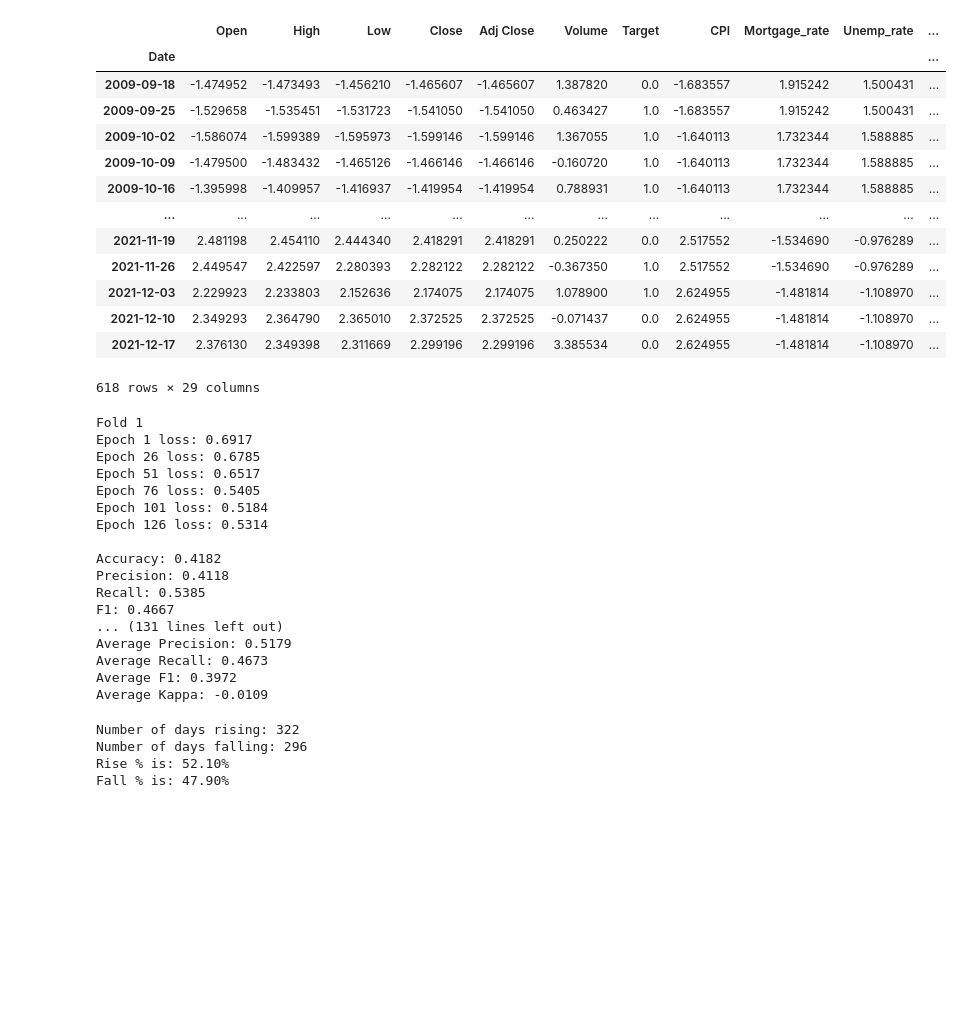
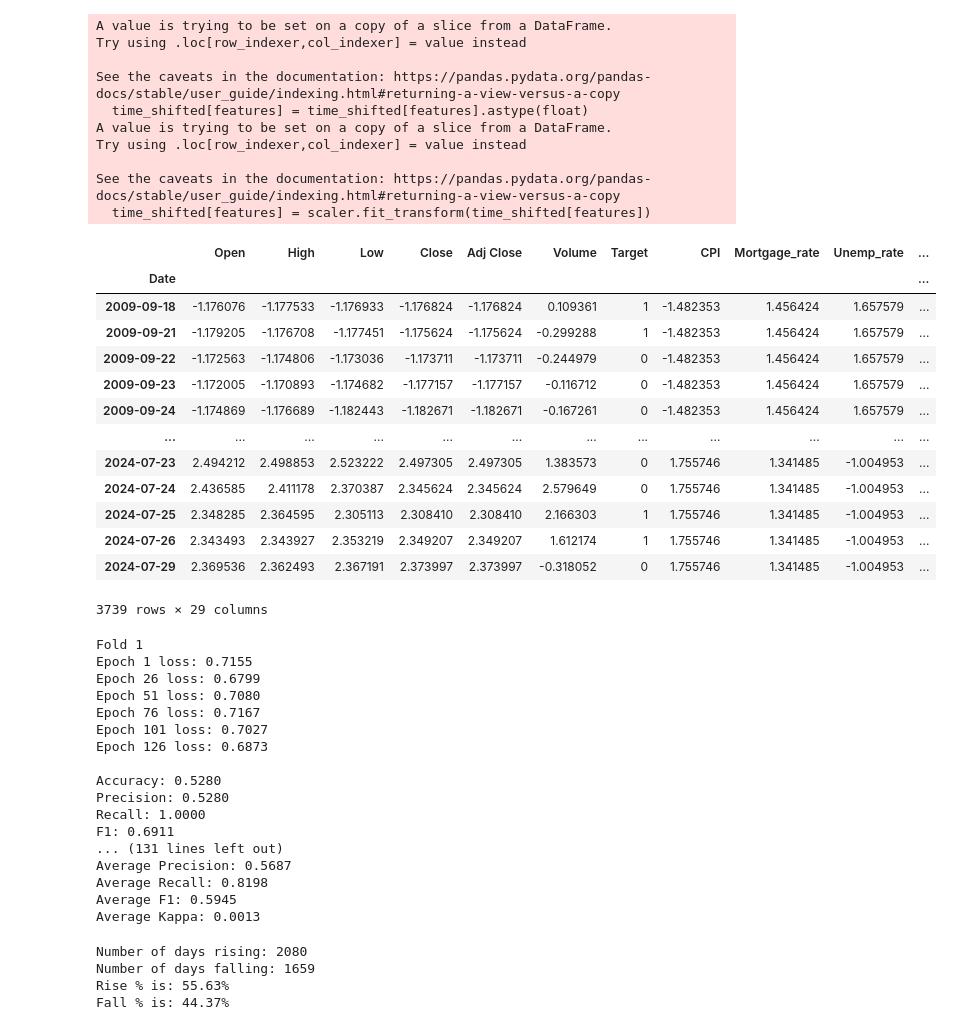
Before and after one commit to sam-tompkins/Sam-Tompkins-Public-Repository, a Jupyter notebook: irp_pipeline_nocuda_nocv.ipynb, the cells around one changed output. Drawn from its saved outputs; the diff is of its cells as text; code cells hidden in the pictures; blank space fills up the shorter version.

```diff
--- a/irp_pipeline_nocuda_nocv.ipynb
+++ b/irp_pipeline_nocuda_nocv.ipynb
@@ -78,46 +78,56 @@ def prep(dataset):
 
     merge_final['RSI (14D)'] = ta.rsi(merge_final['Close'], length=14)
     merge_final['20 Day CCI'] = ta.cci(high=merge_final['High'], low=merge_final['Low'],
                                     close=merge_final['Close'], length=20)
     merge_final['Williams %R'] = ta.willr(high=merge_final['High'], low=merge_final['Low'],
                                         close=merge_final['Close'], length=14)
     merge_final['EMA (5D)'] = merge_final['Close'].ewm(span=5, adjust=False).mean()
     merge_final['MA50'] = merge_final['Close'].rolling(window=50).mean()
 
     final_dataset = merge_final.dropna()
 
-    time_shifted = final_dataset.resample('W-FRI').asfreq().dropna()
+    time_shifted = final_dataset#.resample('W-FRI').asfreq().dropna()
 
     features = ['Open', 'High', 'Low', 'Close', 'Adj Close', 'Volume', 'CPI',
                 'Mortgage_rate', 'Unemp_rate', 'disposable_income','GVZ', 'OVX', 'VVIX',
                 'RSI (14D)', '20 Day CCI', 'Williams %R', 'EMA (5D)', 'MA50', 'DFF']
 
     time_shifted[features] = time_shifted[features].astype(float)
     time_shifted[features] = scaler.fit_transform(time_shifted[features])
 
     return time_shifted, scaler
 
 # get dataset
 file_path = filedialog.askopenfilename(parent=root, title="Select A File")
 ticker = pd.read_csv(file_path)
 ticker, scaler = prep(ticker)
 
 ticker
 # %% [output]
+A value is trying to be set on a copy of a slice from a DataFrame.
+Try using .loc[row_indexer,col_indexer] = value instead
+
+See the caveats in the documentation: https://pandas.pydata.org/pandas-docs/stable/user_guide/indexing.html#returning-a-view-versus-a-copy
+  time_shifted[features] = time_shifted[features].astype(float)
+A value is trying to be set on a copy of a slice from a DataFrame.
+Try using .loc[row_indexer,col_indexer] = value instead
+
+See the caveats in the documentation: https://pandas.pydata.org/pandas-docs/stable/user_guide/indexing.html#returning-a-view-versus-a-copy
+  time_shifted[features] = scaler.fit_transform(time_shifted[features])
 |  | Open | High | Low | Close | Adj Close | Volume | Target | CPI | Mortgage_rate | Unemp_rate | ... |
 | Date |  |  |  |  |  |  |  |  |  |  | ... |
-| 2009-09-18 | -1.474952 | -1.473493 | -1.456210 | -1.465607 | -1.465607 | 1.387820 | 0.0 | -1.683557 | 1.915242 | 1.500431 | ... |
-| 2009-09-25 | -1.529658 | -1.535451 | -1.531723 | -1.541050 | -1.541050 | 0.463427 | 1.0 | -1.683557 | 1.915242 | 1.500431 | ... |
-| 2009-10-02 | -1.586074 | -1.599389 | -1.595973 | -1.599146 | -1.599146 | 1.367055 | 1.0 | -1.640113 | 1.732344 | 1.588885 | ... |
-| 2009-10-09 | -1.479500 | -1.483432 | -1.465126 | -1.466146 | -1.466146 | -0.160720 | 1.0 | -1.640113 | 1.732344 | 1.588885 | ... |
-| 2009-10-16 | -1.395998 | -1.409957 | -1.416937 | -1.419954 | -1.419954 | 0.788931 | 1.0 | -1.640113 | 1.732344 | 1.588885 | ... |
+| 2009-09-18 | -1.176076 | -1.177533 | -1.176933 | -1.176824 | -1.176824 | 0.109361 | 1 | -1.482353 | 1.456424 | 1.657579 | ... |
+| 2009-09-21 | -1.179205 | -1.176708 | -1.177451 | -1.175624 | -1.175624 | -0.299288 | 1 | -1.482353 | 1.456424 | 1.657579 | ... |
+| 2009-09-22 | -1.172563 | -1.174806 | -1.173036 | -1.173711 | -1.173711 | -0.244979 | 0 | -1.482353 | 1.456424 | 1.657579 | ... |
+| 2009-09-23 | -1.172005 | -1.170893 | -1.174682 | -1.177157 | -1.177157 | -0.116712 | 0 | -1.482353 | 1.456424 | 1.657579 | ... |
+| 2009-09-24 | -1.174869 | -1.176689 | -1.182443 | -1.182671 | -1.182671 | -0.167261 | 0 | -1.482353 | 1.456424 | 1.657579 | ... |
 | ... | ... | ... | ... | ... | ... | ... | ... | ... | ... | ... | ... |
-| 2021-11-19 | 2.481198 | 2.454110 | 2.444340 | 2.418291 | 2.418291 | 0.250222 | 0.0 | 2.517552 | -1.534690 | -0.976289 | ... |
-| 2021-11-26 | 2.449547 | 2.422597 | 2.280393 | 2.282122 | 2.282122 | -0.367350 | 1.0 | 2.517552 | -1.534690 | -0.976289 | ... |
-| 2021-12-03 | 2.229923 | 2.233803 | 2.152636 | 2.174075 | 2.174075 | 1.078900 | 1.0 | 2.624955 | -1.481814 | -1.108970 | ... |
-| 2021-12-10 | 2.349293 | 2.364790 | 2.365010 | 2.372525 | 2.372525 | -0.071437 | 0.0 | 2.624955 | -1.481814 | -1.108970 | ... |
-| 2021-12-17 | 2.376130 | 2.349398 | 2.311669 | 2.299196 | 2.299196 | 3.385534 | 0.0 | 2.624955 | -1.481814 | -1.108970 | ... |
+| 2024-07-23 | 2.494212 | 2.498853 | 2.523222 | 2.497305 | 2.497305 | 1.383573 | 0 | 1.755746 | 1.341485 | -1.004953 | ... |
+| 2024-07-24 | 2.436585 | 2.411178 | 2.370387 | 2.345624 | 2.345624 | 2.579649 | 0 | 1.755746 | 1.341485 | -1.004953 | ... |
+| 2024-07-25 | 2.348285 | 2.364595 | 2.305113 | 2.308410 | 2.308410 | 2.166303 | 1 | 1.755746 | 1.341485 | -1.004953 | ... |
+| 2024-07-26 | 2.343493 | 2.343927 | 2.353219 | 2.349207 | 2.349207 | 1.612174 | 1 | 1.755746 | 1.341485 | -1.004953 | ... |
+| 2024-07-29 | 2.369536 | 2.362493 | 2.367191 | 2.373997 | 2.373997 | -0.318052 | 0 | 1.755746 | 1.341485 | -1.004953 | ... |
-618 rows × 29 columns
+3739 rows × 29 columns
 # %%
 # create LSTM model class
 class LSTM_Model(nn.Module):
@@ -202,8 +212,8 @@ def predictor(model, test_data):
 
 # create sequences
 sequence_length = 10
-sequences = create_sequence(ticker[['Volume', 'CPI', 'Mortgage_rate', 'disposable_income','GVZ', 'OVX', 'VVIX', 'RSI (14D)',
-                                    '20 Day CCI', 'Williams %R', 'EMA (5D)', 'MA50', 'Target']].values, sequence_length)
+sequences = create_sequence(ticker[['Open', 'High', 'Low', 'Close', 'Adj Close', 'Volume', 'CPI',
+                                    'RSI (14D)', '20 Day CCI', 'Williams %R', 'EMA (5D)', 'MA50', 'Target']].values, sequence_length)
 
 # cross-validation
 tscv = TimeSeriesSplit(n_splits=10)
@@ -270,22 +280,22 @@ print(f'Average F1: {avg_f1:.4f}')
 print(f'Average Kappa: {avg_kappa:.4f}')
 # %% [output]
 Fold 1
-Epoch 1 loss: 0.6917
-Epoch 26 loss: 0.6785
-Epoch 51 loss: 0.6517
-Epoch 76 loss: 0.5405
-Epoch 101 loss: 0.5184
-Epoch 126 loss: 0.5314
+Epoch 1 loss: 0.7155
+Epoch 26 loss: 0.6799
+Epoch 51 loss: 0.7080
+Epoch 76 loss: 0.7167
+Epoch 101 loss: 0.7027
+Epoch 126 loss: 0.6873
 
-Accuracy: 0.4182
-Precision: 0.4118
-Recall: 0.5385
-F1: 0.4667
+Accuracy: 0.5280
+Precision: 0.5280
+Recall: 1.0000
+F1: 0.6911
 ... (131 lines left out)
-Average Precision: 0.5179
-Average Recall: 0.4673
-Average F1: 0.3972
-Average Kappa: -0.0109
+Average Precision: 0.5687
+Average Recall: 0.8198
+Average F1: 0.5945
+Average Kappa: 0.0013
 # %%
 fall = (ticker.Target == 0).sum()
 rise = (ticker.Target == 1).sum()
@@ -299,10 +309,10 @@ print(f'Number of days falling: {fall}')
 print(f'Rise % is: {rise_per:.2f}%')
 print(f'Fall % is: {fall_per:.2f}%')
 # %% [output]
-Number of days rising: 322
-Number of days falling: 296
-Rise % is: 52.10%
-Fall % is: 47.90%
+Number of days rising: 2080
+Number of days falling: 1659
+Rise % is: 55.63%
+Fall % is: 44.37%
 # %%
 results = pd.DataFrame(columns=['Dataset', 'Average Accuracy', 'Average Precision',
                                 'Average Recall', 'Average F1', 'Average Kappa', 'Number of Rises',
```
Also changed, not shown: parts of 1 cell of this notebook, 1 other file.
